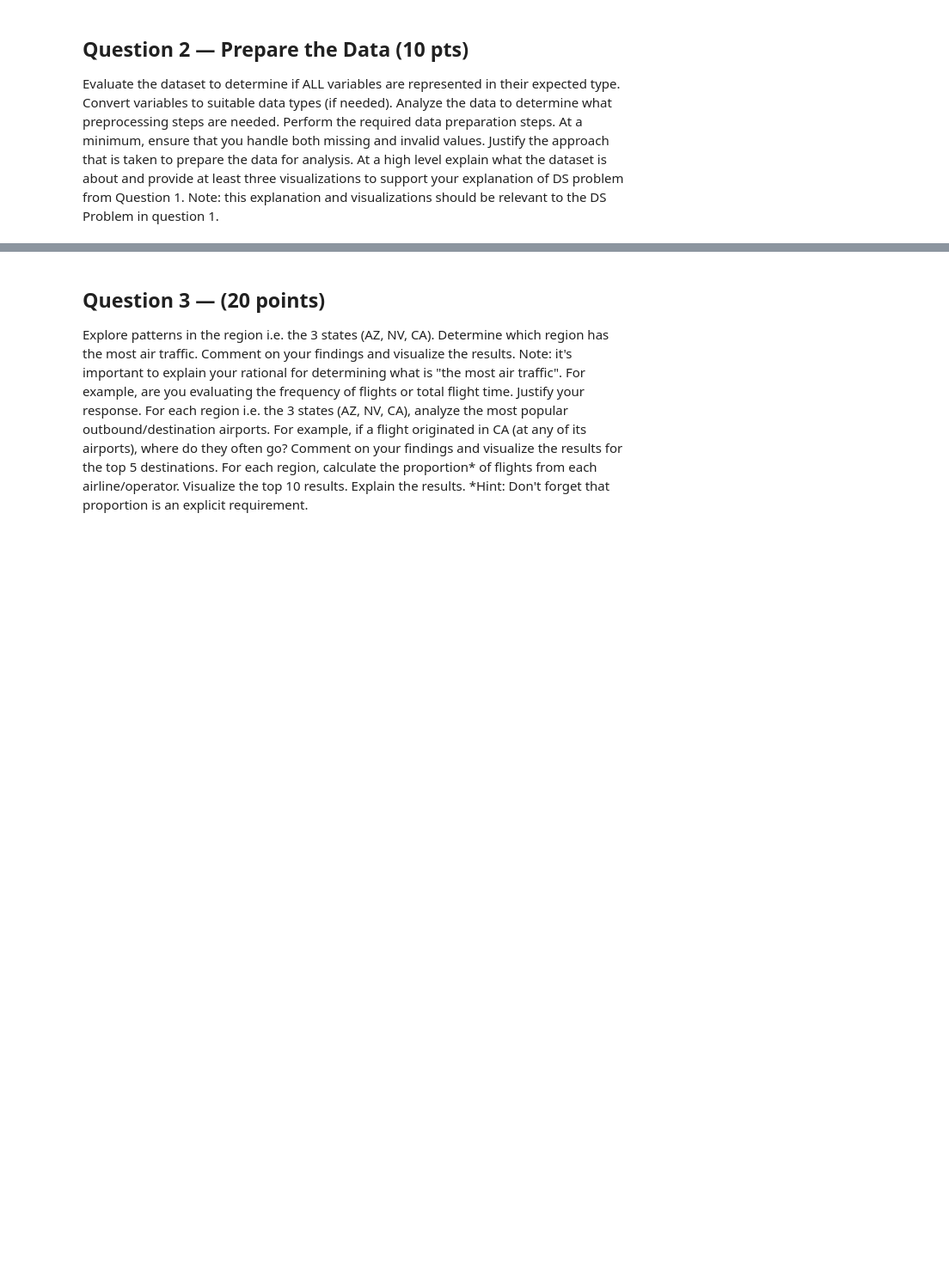
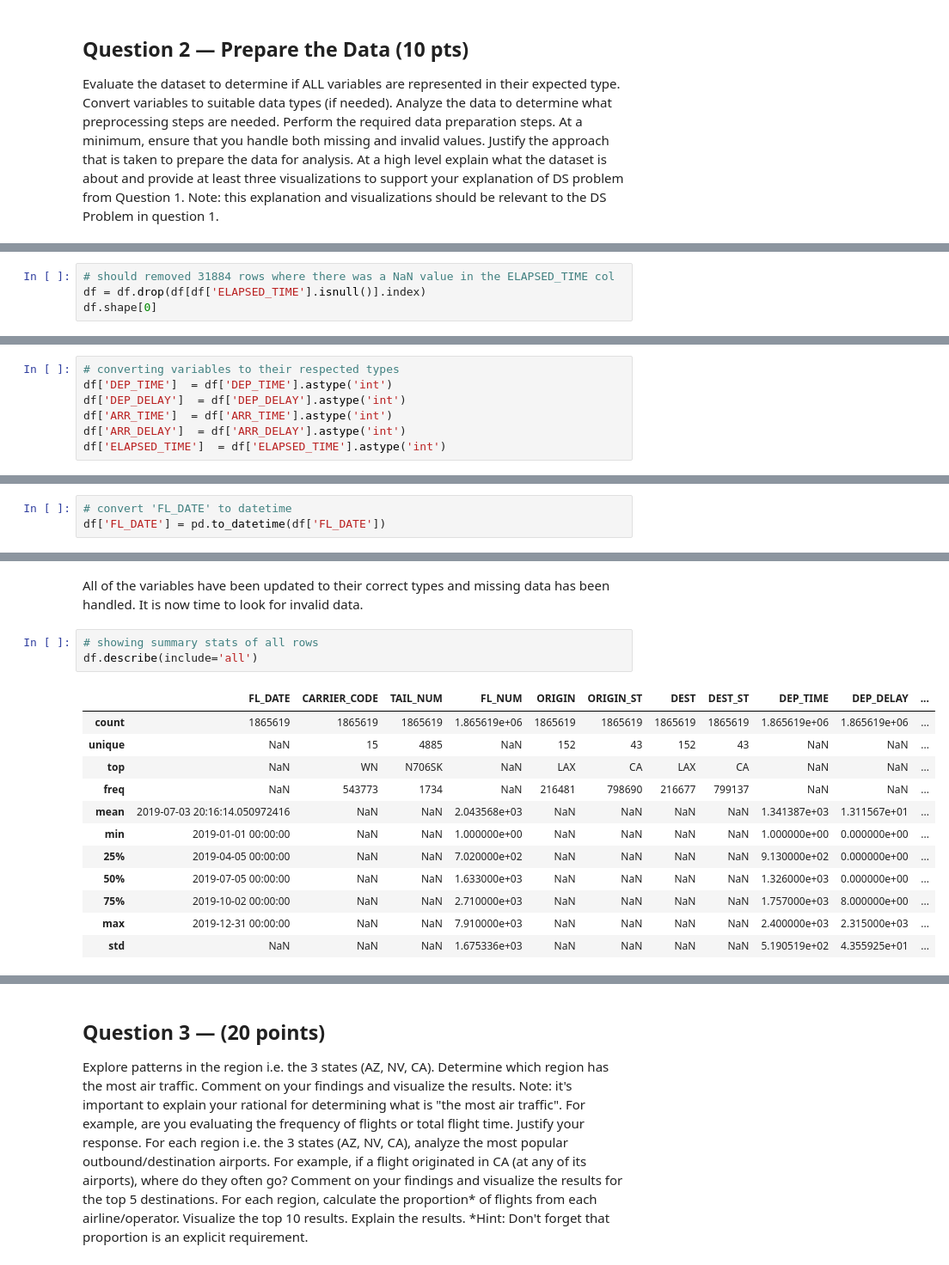
Before and after one commit to inacarr/ds3000group34, a Jupyter notebook: DS3000.Practicum34.ipynb, the cells around one changed output, grey strips where cells are left out. Shown at 86% size. Cells and saved outputs as stored; diff of their text form; blank space fills up the shorter version.

```diff
--- a/DS3000.Practicum34.ipynb
+++ b/DS3000.Practicum34.ipynb
@@ -32,0 +121,4 @@ At a high level explain what the dataset is about and provide at least three vis
+# %%
+# should removed 31884 rows where there was a NaN value in the ELAPSED_TIME col
+df = df.drop(df[df['ELAPSED_TIME'].isnull()].index)
+df.shape[0]
@@ -32,0 +186,7 @@ At a high level explain what the dataset is about and provide at least three vis
+# %%
+# converting variables to their respected types
+df['DEP_TIME']  = df['DEP_TIME'].astype('int')
+df['DEP_DELAY']  = df['DEP_DELAY'].astype('int')
+df['ARR_TIME']  = df['ARR_TIME'].astype('int')
+df['ARR_DELAY']  = df['ARR_DELAY'].astype('int')
+df['ELAPSED_TIME']  = df['ELAPSED_TIME'].astype('int')
@@ -32,0 +216,3 @@ At a high level explain what the dataset is about and provide at least three vis
+# %%
+# convert 'FL_DATE' to datetime
+df['FL_DATE'] = pd.to_datetime(df['FL_DATE'])
@@ -32,0 +240,18 @@ At a high level explain what the dataset is about and provide at least three vis
+# %% [markdown]
+All of the variables have been updated to their correct types and missing data has been handled. It is now time to look for invalid data.
+# %%
+# showing summary stats of all rows
+df.describe(include='all')
+# %% [output]
+|  | FL_DATE | CARRIER_CODE | TAIL_NUM | FL_NUM | ORIGIN | ORIGIN_ST | DEST | DEST_ST | DEP_TIME | DEP_DELAY | ... |
+| count | 1865619 | 1865619 | 1865619 | 1.865619e+06 | 1865619 | 1865619 | 1865619 | 1865619 | 1.865619e+06 | 1.865619e+06 | ... |
+| unique | NaN | 15 | 4885 | NaN | 152 | 43 | 152 | 43 | NaN | NaN | ... |
+| top | NaN | WN | N706SK | NaN | LAX | CA | LAX | CA | NaN | NaN | ... |
+| freq | NaN | 543773 | 1734 | NaN | 216481 | 798690 | 216677 | 799137 | NaN | NaN | ... |
+| mean | 2019-07-03 20:16:14.050972416 | NaN | NaN | 2.043568e+03 | NaN | NaN | NaN | NaN | 1.341387e+03 | 1.311567e+01 | ... |
+| min | 2019-01-01 00:00:00 | NaN | NaN | 1.000000e+00 | NaN | NaN | NaN | NaN | 1.000000e+00 | 0.000000e+00 | ... |
+| 25% | 2019-04-05 00:00:00 | NaN | NaN | 7.020000e+02 | NaN | NaN | NaN | NaN | 9.130000e+02 | 0.000000e+00 | ... |
+| 50% | 2019-07-05 00:00:00 | NaN | NaN | 1.633000e+03 | NaN | NaN | NaN | NaN | 1.326000e+03 | 0.000000e+00 | ... |
+| 75% | 2019-10-02 00:00:00 | NaN | NaN | 2.710000e+03 | NaN | NaN | NaN | NaN | 1.757000e+03 | 8.000000e+00 | ... |
+| max | 2019-12-31 00:00:00 | NaN | NaN | 7.910000e+03 | NaN | NaN | NaN | NaN | 2.400000e+03 | 2.315000e+03 | ... |
+| std | NaN | NaN | NaN | 1.675336e+03 | NaN | NaN | NaN | NaN | 5.190519e+02 | 4.355925e+01 | ... |
```
Also changed, not shown: parts of 21 cells of this notebook.
